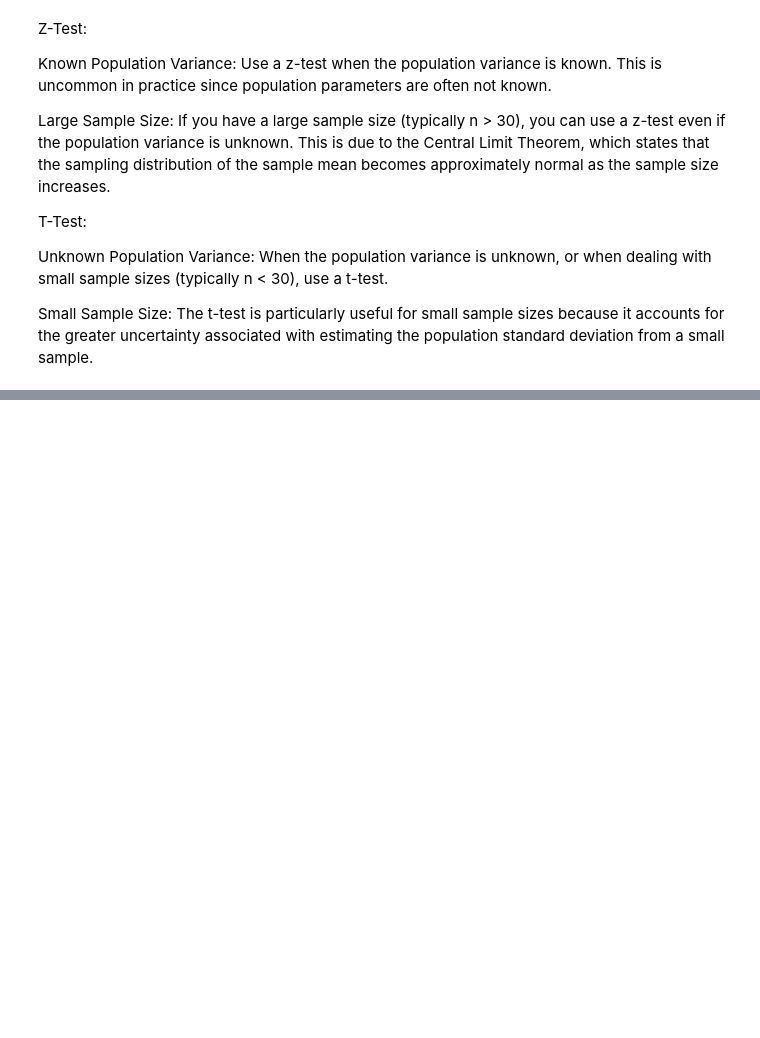
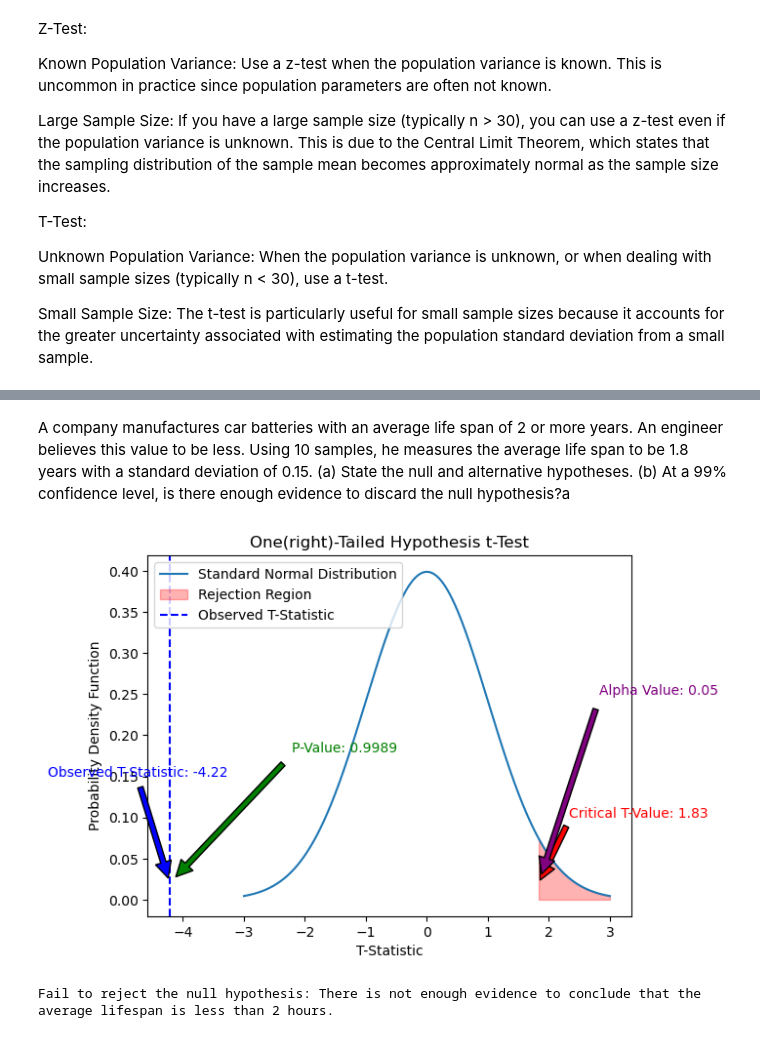
Before and after one commit to Hari-810/ML_DL, a Jupyter notebook: EDA/hypothesis.ipynb, the cells around one changed output, grey strips where cells are left out. Drawn from its saved outputs; the diff is of its cells as text; code cells hidden in the pictures; blank space fills up the shorter version.

```diff
--- a/EDA/hypothesis.ipynb
+++ b/EDA/hypothesis.ipynb
@@ -173,0 +211,64 @@ Small Sample Size: The t-test is particularly useful for small sample sizes beca
+# %% [markdown]
+A company manufactures car batteries with an average life span of 2 or more years. An engineer believes this value to be less. Using 10 samples, he measures the average life span to be 1.8 years with a standard deviation of 0.15. (a) State the null and alternative hypotheses. (b) At a 99% confidence level, is there enough evidence to discard the null hypothesis?a
+# %%
+import numpy as np
+import matplotlib.pyplot as plt
+from scipy import stats
+
+# Given data
+sample_mean = 1.8
+hypothesized_mean = 2
+sample_std_dev = 0.15
+sample_size = 10
+
+# Calculate the T-Statistic
+t_statistic = (sample_mean - hypothesized_mean) / (sample_std_dev / np.sqrt(sample_size))
+
+# Determine Critical Value or P-Value
+alpha = 0.05
+t_critical = stats.t.ppf(1 - alpha, df=sample_size - 1)
+p_value = 1 - stats.t.cdf(t_statistic, df=sample_size - 1)
+
+# Generate data for the standard normal distribution
+x = np.linspace(-3, 3, 1000)
+y = stats.norm.pdf(x)
+
+# Plot the standard normal distribution
+plt.plot(x, y, label='Standard Normal Distribution')
+
+# Shade the rejection region
+plt.fill_between(x, y, where=(x > t_critical), color='red', alpha=0.3, label='Rejection Region')
+
+# Plot the observed t-statistic
+plt.axvline(x=t_statistic, color='blue', linestyle='--', label='Observed T-Statistic')
+
+# Add labels and title
+plt.title('One(right)-Tailed Hypothesis t-Test')
+plt.xlabel('T-Statistic')
+plt.ylabel('Probability Density Function')
+
+# Add annotations for z-score, critical score, p-value, and t-statistic
+plt.annotate(f'Observed T-Statistic: {t_statistic:.2f}', xy=(t_statistic, 0.02), xytext=(t_statistic - 2, 0.15),
+             arrowprops=dict(facecolor='blue', shrink=0.05), color='blue')
+plt.annotate(f'Critical T-Value: {t_critical:.2f}', xy=(t_critical, 0.02), xytext=(t_critical + 0.5, 0.1),
+             arrowprops=dict(facecolor='red', shrink=0.05), color='red')
+plt.annotate(f'P-Value: {p_value:.4f}', xy=(t_statistic, 0.02), xytext=(t_statistic + 2, 0.18),
+             arrowprops=dict(facecolor='green', shrink=0.05), color='green')
+plt.annotate(f'Alpha Value: {alpha}', xy=(t_critical, 0.02), xytext=(t_critical + 1, 0.25),
+             arrowprops=dict(facecolor='purple', shrink=0.05), color='purple')
+
+# Display the legend
+plt.legend()
+
+# Display the plot
+plt.show()
+
+
+# Conclusion based on p-value and alpha
+if p_value < alpha:
+    print("Reject the null hypothesis: There is enough evidence to suggest that the average lifespan is less than 2 hours.")
+else:
+    print("Fail to reject the null hypothesis: There is not enough evidence to conclude that the average lifespan is less than 2 hours.")
+# %% [output]
+[figure, added]
+Fail to reject the null hypothesis: There is not enough evidence to conclude that the average lifespan is less than 2 hours.
```
Also changed, not shown: parts of 14 cells of this notebook, 6 other files.
